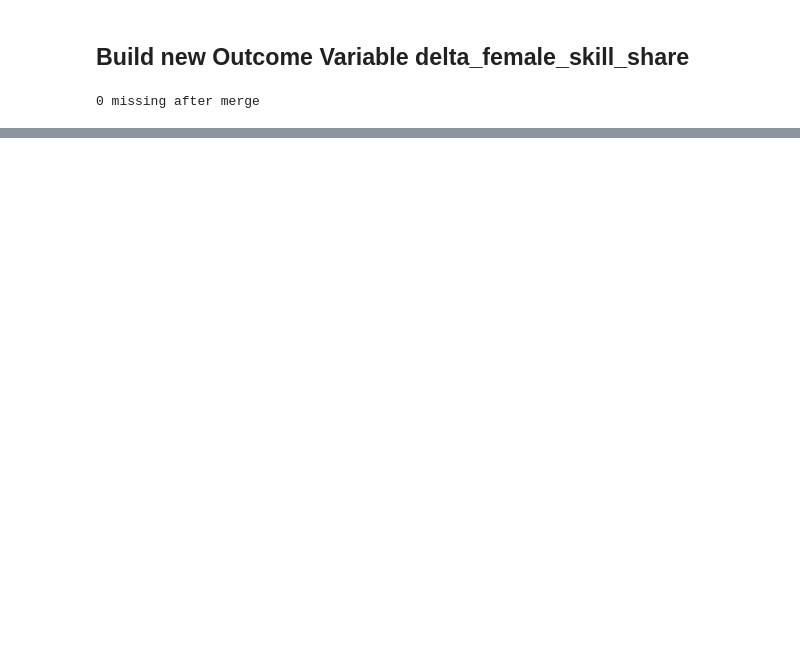
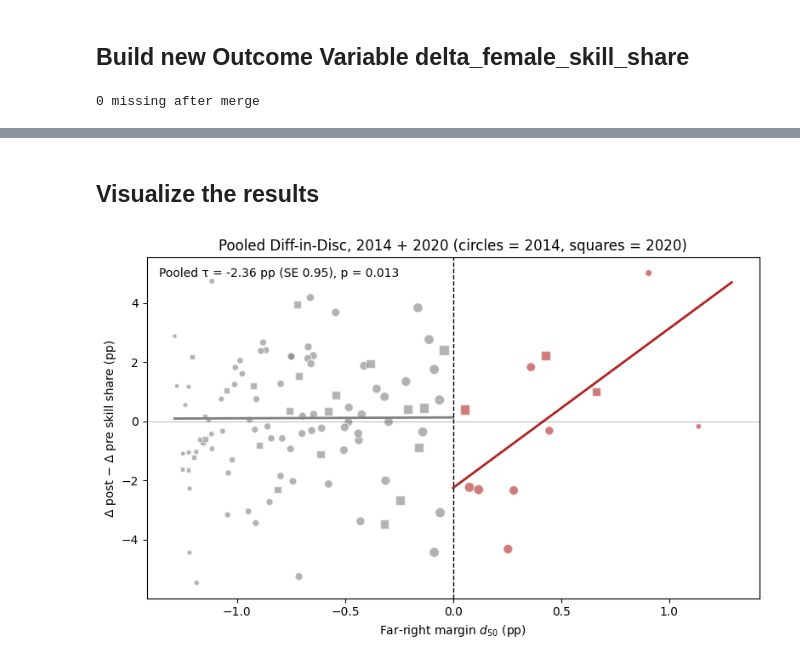
Before and after one commit to Tobias-Bue/far-right-rdd-thesis, a Jupyter notebook: Outcome_Variables_female.ipynb, the cells around one changed output, grey strips where cells are left out. Saved outputs shown, nothing was run; the diff lists cells and outputs as text; code cells hidden in the pictures; blank space fills up the shorter version.

```diff
--- a/Outcome_Variables_female.ipynb
+++ b/Outcome_Variables_female.ipynb
@@ -70,9 +75,11 @@ df_female = pd.concat(rows, ignore_index=True)
 # %%
 # Merge the female skill share data into the main df
+# drop() first so re-running this cell doesn't create _x / _y duplicate columns
+df = df.drop(columns=['skill_share_trend_female', 'delta_female_skill_share'], errors='ignore')
 df = df.merge(df_female, left_on=['code_commune', 'election_year'],
               right_on=['commune_id', 'election_year'],
-              how='left' # keep all rows of df even if a female outcome is missing
-              ).drop(columns='commune_id') # duplicate key, no longer needed after the merge
+              how='left'                       # keep all rows of df even if a female outcome is missing
+              ).drop(columns='commune_id')     # duplicate key, no longer needed after the merge
 
 print(df['delta_female_skill_share'].isna().sum(), 'missing after merge')  # sanity check
 # %% [output]
@@ -142,0 +145,10 @@ Standard errors in parentheses.
+# %%
+# Pooled Diff-in-Disc (2014 + 2020): one common effect, cycle-specific levels and time trends
+# Pooled MSE-optimal bandwidth on the main outcome (same convention as the per-cycle h)
+sub = df.dropna(subset=['delta_skill_share', 'd_50'])
+h_pooled = float(rdbwselect(y=sub['delta_skill_share'], x=sub['d_50'], c=0, bwselect='mserd').bws.iloc[0, 0])
+print(f"pooled h = {h_pooled:.4f}")
+
+pooled_formula = 'y ~ d_50 * treat * post + C(election_year) * post'   # cycle FE + cycle-specific post shift
+model_pooled_base   = diffindisc(long_base,   h=h_pooled, formula=pooled_formula)
+model_pooled_female = diffindisc(long_female, h=h_pooled, formula=pooled_formula)
@@ -142,0 +203,29 @@ Standard errors in parentheses.
+# %% [markdown]
+## Visualize the results
+# %%
+# ── Pooled Diff-in-Disc plot: (post change − pre change) vs. margin, both cycles ──
+h = h_pooled
+d = df[df['d_50'].abs() <= h].dropna(subset=['delta_skill_share', 'skill_share_trend']).copy()
+d['dy'] = (d['delta_skill_share'] - d['skill_share_trend']) * 100                  # difference in changes, pp
+d['w'] = 1 - d['d_50'].abs() / h
+d['dy'] -= d[d['treat'] == 0].groupby('election_year')['dy'].mean().reindex(d['election_year']).values  # remove cycle level (≈ cycle FE)
+
+fig, ax = plt.subplots(figsize=(8, 5))
+for cycle, marker in [(2014, 'o'), (2020, 's')]:                                     # dots by cycle
+    for treated, color in [(0, 'grey'), (1, 'firebrick')]:
+        s = d[(d['election_year'] == cycle) & (d['treat'] == treated)]
+        ax.scatter(s['d_50'], s['dy'], s=15 + 60 * s['w'], marker=marker, color=color, alpha=0.6, edgecolor='white')
+
+for treated, color, grid in [(0, 'grey', np.linspace(-h, 0, 50)), (1, 'firebrick', np.linspace(0, h, 50))]:
+    fit = smf.wls('dy ~ d_50', data=d[d['treat'] == treated], weights=d.loc[d['treat'] == treated, 'w']).fit()
+    ax.plot(grid, fit.predict(pd.DataFrame({'d_50': grid})), color=color, lw=2)    # local-linear fit per side
+
+est, se, p = (model_pooled_base.params['treat:post'] * 100, model_pooled_base.bse['treat:post'] * 100,
+              model_pooled_base.pvalues['treat:post'])
+ax.axvline(0, color='black', ls='--', lw=1); ax.axhline(0, color='black', lw=0.5, alpha=0.4)
+ax.text(0.02, 0.97, f"Pooled τ = {est:.2f} pp (SE {se:.2f}), p = {p:.3f}", transform=ax.transAxes, va='top')
+ax.set_xlabel('Far-right margin $d_{50}$ (pp)'); ax.set_ylabel('Δ post − Δ pre skill share (pp)')
+ax.set_title('Pooled Diff-in-Disc, 2014 + 2020 (circles = 2014, squares = 2020)')
+plt.tight_layout(); plt.savefig('diffindisc_pooled.pdf', bbox_inches='tight'); plt.show()
+# %% [output]
+[figure, added]
```
Also changed, not shown: parts of 19 cells of this notebook, 3 other files.
